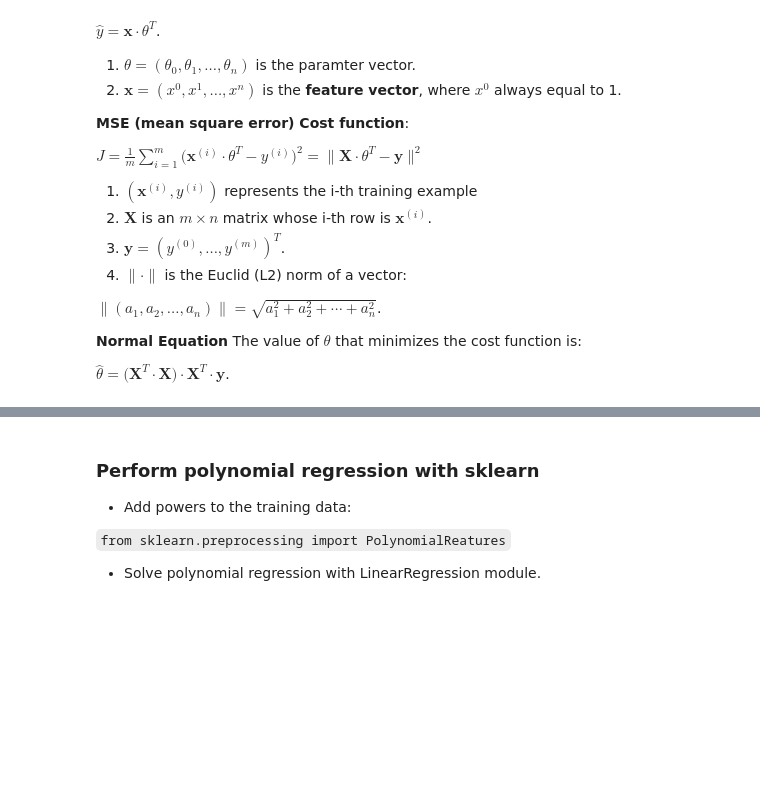
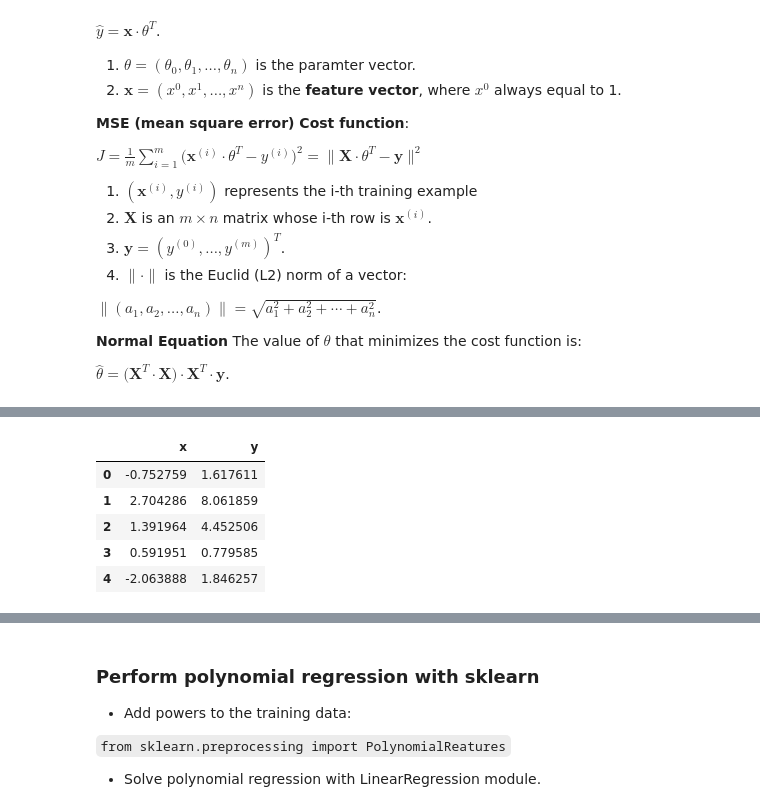
Before and after one commit to ch00226855/CMP464-788-Spring2019, a Jupyter notebook: Week6_Multilinear_Logistic_Regression.ipynb, the cells around one changed output, grey strips where cells are left out. Saved outputs shown, nothing was run; the diff lists cells and outputs as text; code cells hidden in the pictures; blank space fills up the shorter version.

```diff
--- a/Week6_Multilinear_Logistic_Regression.ipynb
+++ b/Week6_Multilinear_Logistic_Regression.ipynb
@@ -112,0 +236,11 @@ $\hat{\theta} = \big(\textbf{X}^T\cdot\textbf{X}\big)\cdot\textbf{X}^T\cdot\text
+# %%
+# Add y values to the data frame
+data_poly['y'] = y
+data_poly.head()
+# %% [output]
+|  | x | y |
+| 0 | -0.752759 | 1.617611 |
+| 1 | 2.704286 | 8.061859 |
+| 2 | 1.391964 | 4.452506 |
+| 3 | 0.591951 | 0.779585 |
+| 4 | -2.063888 | 1.846257 |
```
Also changed, not shown: parts of 16 cells of this notebook.
